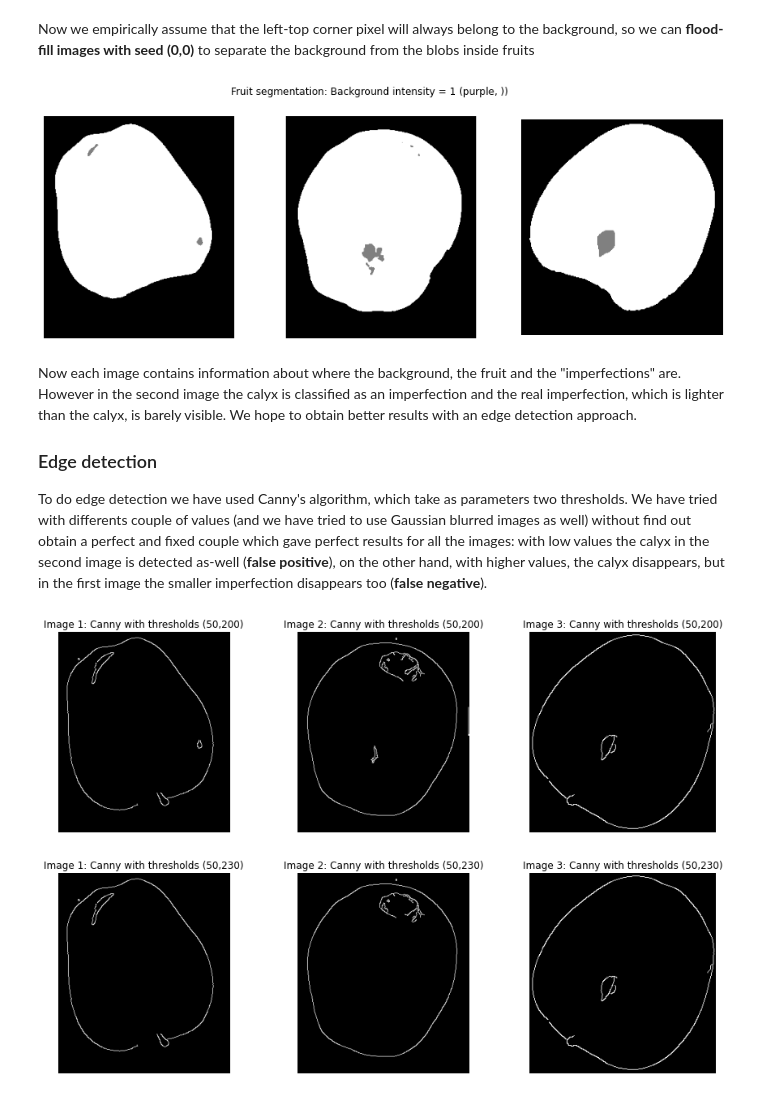
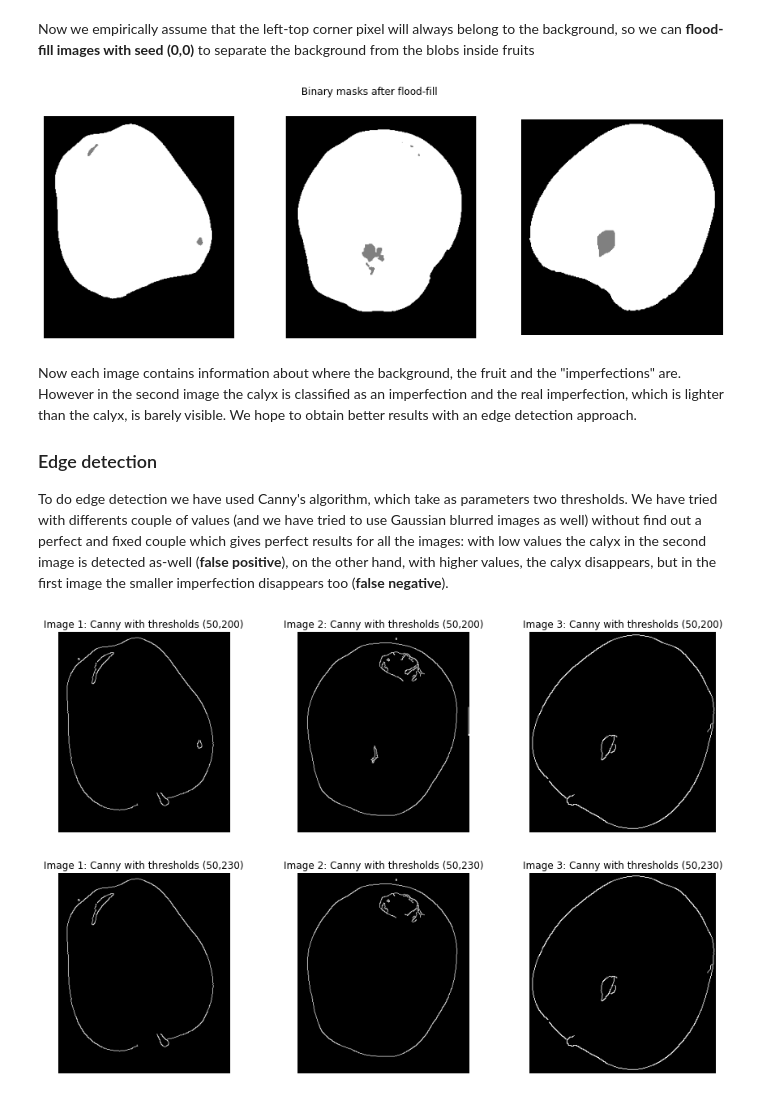
Before and after one commit to valentinaboriano/Computer-Vision, a Jupyter notebook: fruit_inspection.ipynb, the cells around one changed output. Cells and saved outputs as stored; diff of their text form; code cells hidden in the pictures.

```diff
--- a/fruit_inspection.ipynb
+++ b/fruit_inspection.ipynb
@@ -102,25 +102,25 @@ Now we empirically assume that the left-top corner pixel will always belong to t
 # %%
 ff_masks = []
 
 fig = plt.figure(figsize=(15,5))
 for i, m in enumerate(masks):
     # Add 1 to each pixel, then set the background to 0. Having it set to 0 will simplify further calculus
     ff_m = m + 1
     cv2.floodFill(ff_m, None, (0,0), 0)
     ff_masks.append(ff_m)
     plt.subplot(1,N,i+1).axis("off")
     plt.imshow(ff_m, cmap="gray", vmin=0, vmax=2)
-fig.suptitle("Fruit segmentation: Background intensity = 1 (purple, ))")
+fig.suptitle("Binary masks after flood-fill")
 plt.show()
 # %% [output]
-[figure, old version]
+[figure, new version]
 # %% [markdown]
 Now each image contains information about where the background, the fruit and the "imperfections" are. However in the second image the calyx is classified as an imperfection and the real imperfection, which is lighter than the calyx, is barely visible.
 We hope to obtain better results with an edge detection approach.
 
 ### Edge detection
 To do edge detection we have used Canny's algorithm, which take as parameters two thresholds.
-We have tried with differents couple of values (and we have tried to use Gaussian blurred images as well) without find out obtain a perfect and fixed couple which gave perfect results for all the images: with low values the calyx in the second image is detected as-well (__false positive__), on the other hand, with higher values, the calyx disappears, but in the first image the smaller imperfection disappears too (__false negative__).
+We have tried with differents couple of values (and we have tried to use Gaussian blurred images as well) without find out a perfect and fixed couple which gives perfect results for all the images: with low values the calyx in the second image is detected as-well (__false positive__), on the other hand, with higher values, the calyx disappears, but in the first image the smaller imperfection disappears too (__false negative__).
 # %%
 edges_high = []
 edges_low = []
```
Also changed, not shown: parts of 10 cells of this notebook.
